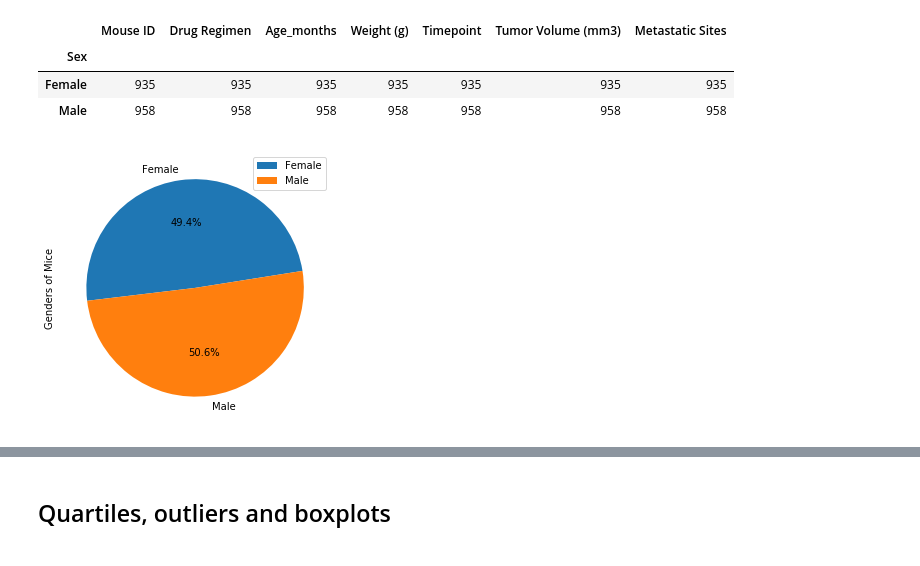
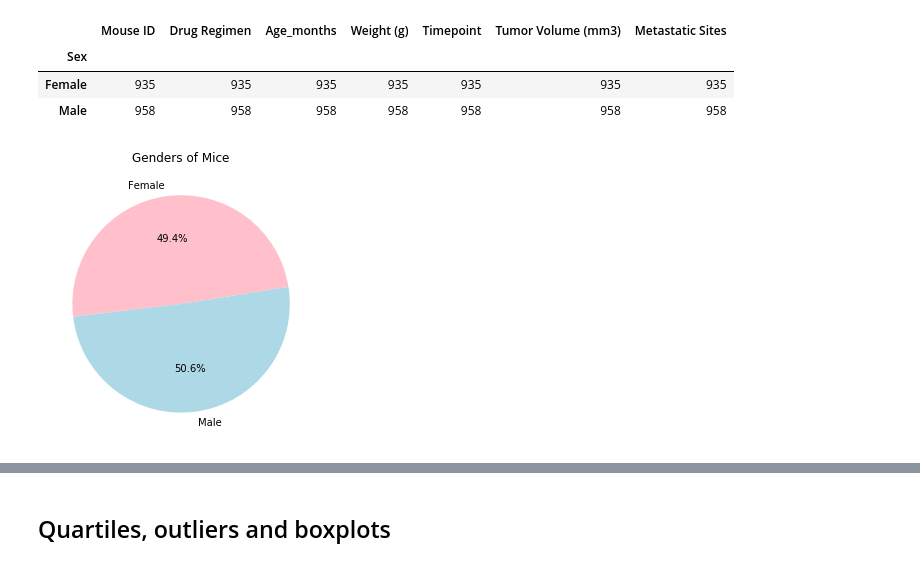
Before and after one commit to 89DAN89/MatHomework, a Jupyter notebook: pymaceuticals_starter.ipynb, the cells around one changed output, grey strips where cells are left out. Drawn from its saved outputs; the diff is of its cells as text; code cells hidden in the pictures.

```diff
--- a/pymaceuticals_starter.ipynb
+++ b/pymaceuticals_starter.ipynb
@@ -444,11 +445,12 @@ sex_table
 # %%
 Data = {'Genders of Mice': sex_table["Mouse ID"]}
 df = pd.DataFrame(Data,columns=['Genders of Mice'],index = ['Female', 'Male'])
-df.plot.pie(y='Genders of Mice',figsize=(5, 5),autopct='%1.1f%%', startangle=9)
+df.plot.pie(y='Genders of Mice',figsize=(5, 5),autopct='%1.1f%%', startangle=9, legend = False, title='Genders of Mice', colors = ['pink', 'lightblue'])
+plt.ylabel('')
 plt.show()
 #This is the pie plot showing the distribution of female versus male mice using pandas
 # %% [output]
-[figure, old version]
+[figure, new version]
 # %%
 genders = ["Female", "Male"]
 mice_count = sex_table["Mouse ID"]
```
Also changed, not shown: parts of 32 cells of this notebook.
